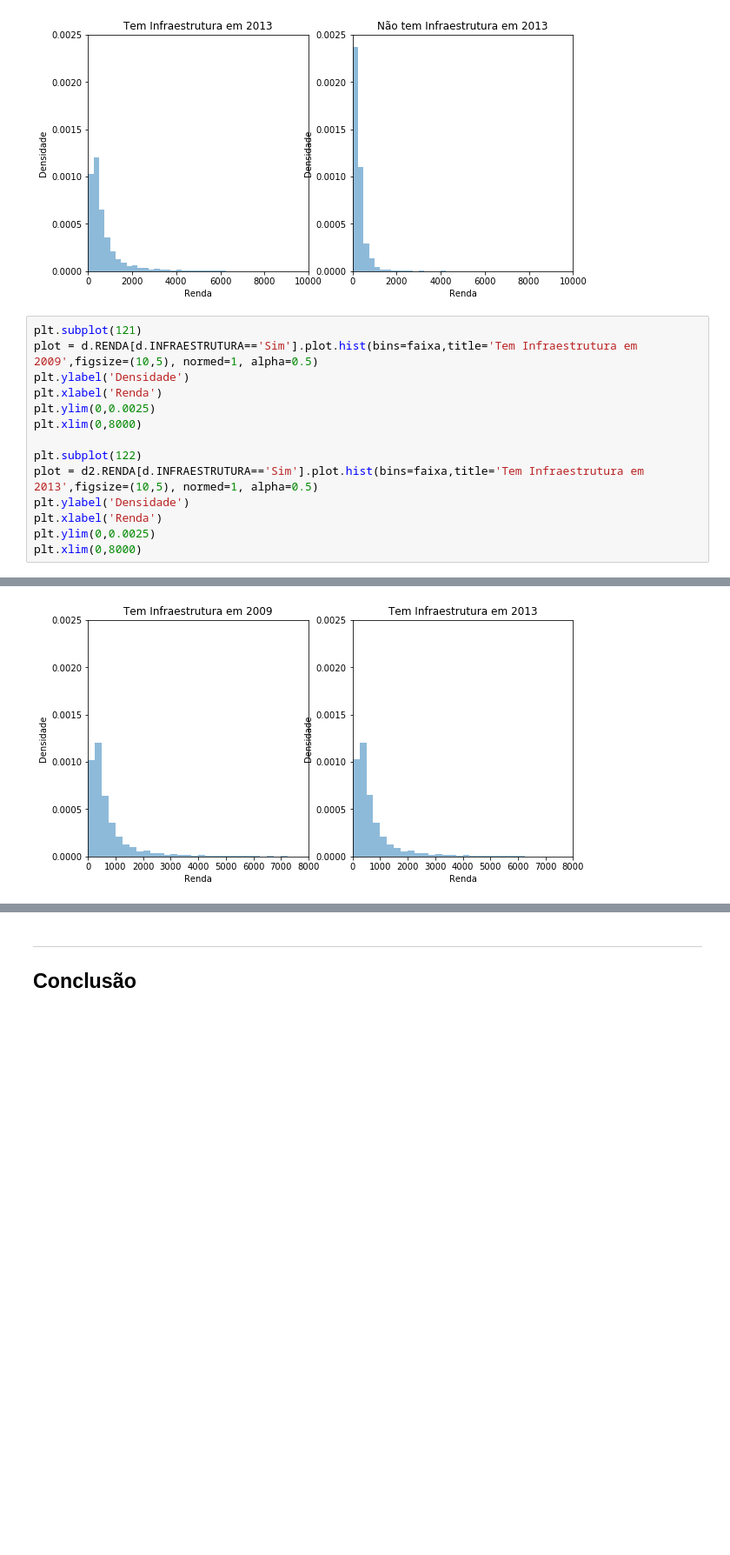
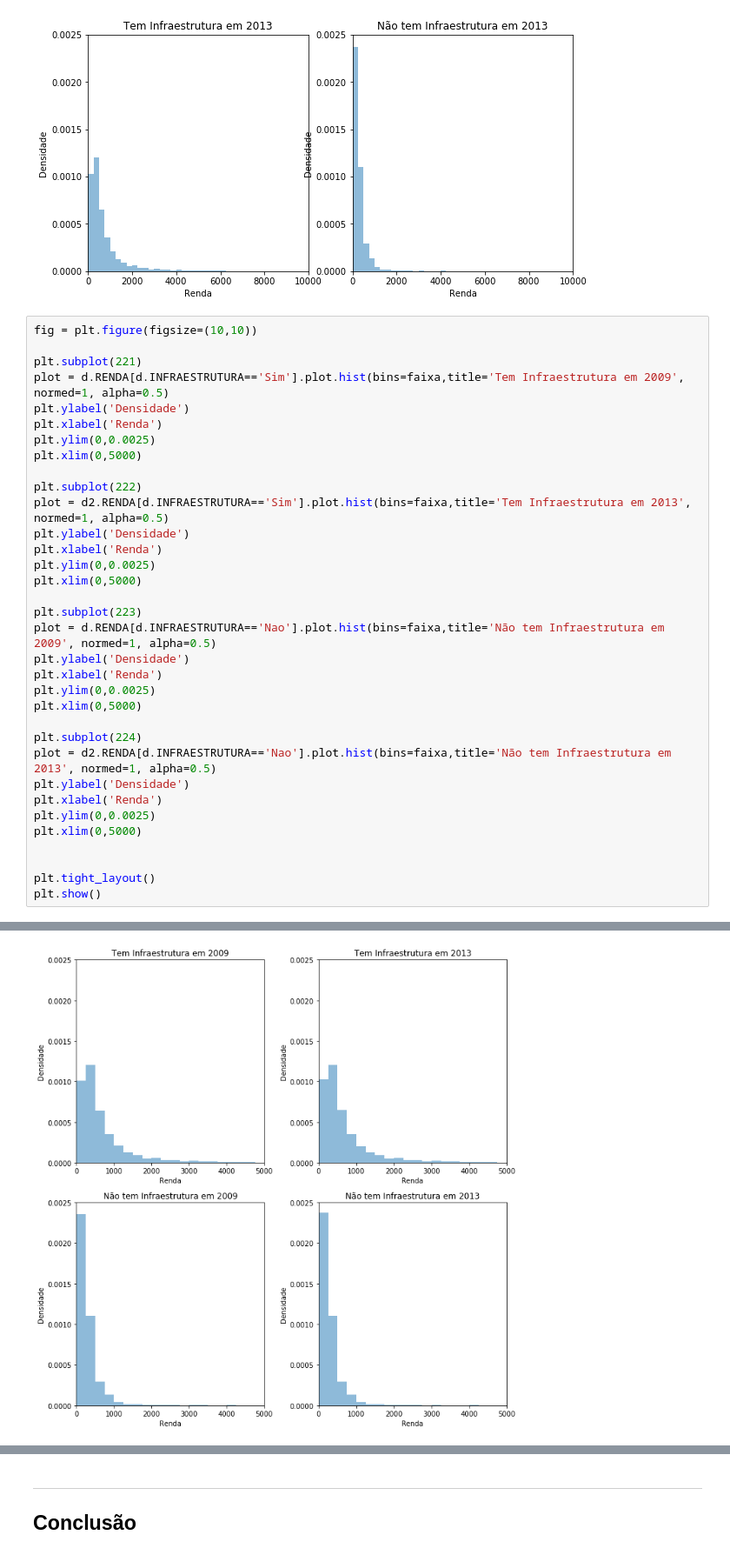
Before and after one commit to milenamaluli/CD, a Jupyter notebook: Projeto1 Milena Maluli.ipynb, the cells around one changed output, grey strips where cells are left out. Shown at 87% size. Saved outputs shown, nothing was run; the diff lists cells and outputs as text; blank space fills up the shorter version.

```diff
--- a/Projeto1 Milena Maluli.ipynb
+++ b/Projeto1 Milena Maluli.ipynb
@@ -535,17 +385,37 @@ plt.xlim(0,10000)
 (0, 10000)
 [figure]
 # %%
-plt.subplot(121)
-plot = d.RENDA[d.INFRAESTRUTURA=='Sim'].plot.hist(bins=faixa,title='Tem Infraestrutura em 2009',figsize=(10,5), normed=1, alpha=0.5)
+fig = plt.figure(figsize=(10,10))
+
+plt.subplot(221)
+plot = d.RENDA[d.INFRAESTRUTURA=='Sim'].plot.hist(bins=faixa,title='Tem Infraestrutura em 2009', normed=1, alpha=0.5)
 plt.ylabel('Densidade')
 plt.xlabel('Renda')
 plt.ylim(0,0.0025)
-plt.xlim(0,8000)
+plt.xlim(0,5000)
 
-plt.subplot(122)
-plot = d2.RENDA[d.INFRAESTRUTURA=='Sim'].plot.hist(bins=faixa,title='Tem Infraestrutura em 2013',figsize=(10,5), normed=1, alpha=0.5)
+plt.subplot(222)
+plot = d2.RENDA[d.INFRAESTRUTURA=='Sim'].plot.hist(bins=faixa,title='Tem Infraestrutura em 2013', normed=1, alpha=0.5)
 plt.ylabel('Densidade')
 plt.xlabel('Renda')
 plt.ylim(0,0.0025)
-plt.xlim(0,8000)
+plt.xlim(0,5000)
+
+plt.subplot(223)
+plot = d.RENDA[d.INFRAESTRUTURA=='Nao'].plot.hist(bins=faixa,title='Não tem Infraestrutura em 2009', normed=1, alpha=0.5)
+plt.ylabel('Densidade')
+plt.xlabel('Renda')
+plt.ylim(0,0.0025)
+plt.xlim(0,5000)
+
+plt.subplot(224)
+plot = d2.RENDA[d.INFRAESTRUTURA=='Nao'].plot.hist(bins=faixa,title='Não tem Infraestrutura em 2013', normed=1, alpha=0.5)
+plt.ylabel('Densidade')
+plt.xlabel('Renda')
+plt.ylim(0,0.0025)
+plt.xlim(0,5000)
+
+
+plt.tight_layout()
+plt.show()
 # %% [output]
@@ -553 +422 @@ plt.xlim(0,8000)
-[figure, old version]
+[figure, new version]
```
Also changed, not shown: parts of 22 cells of this notebook.
